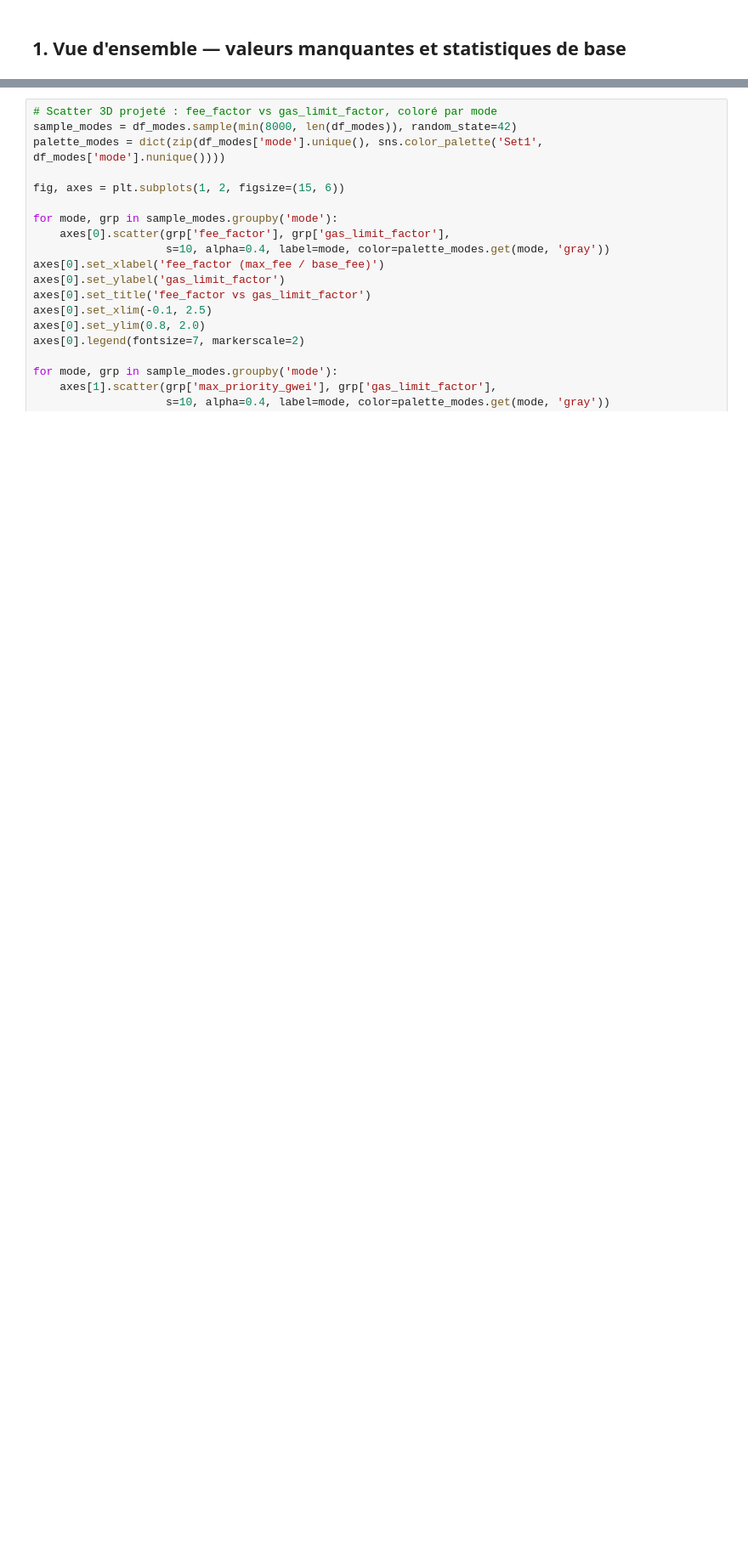
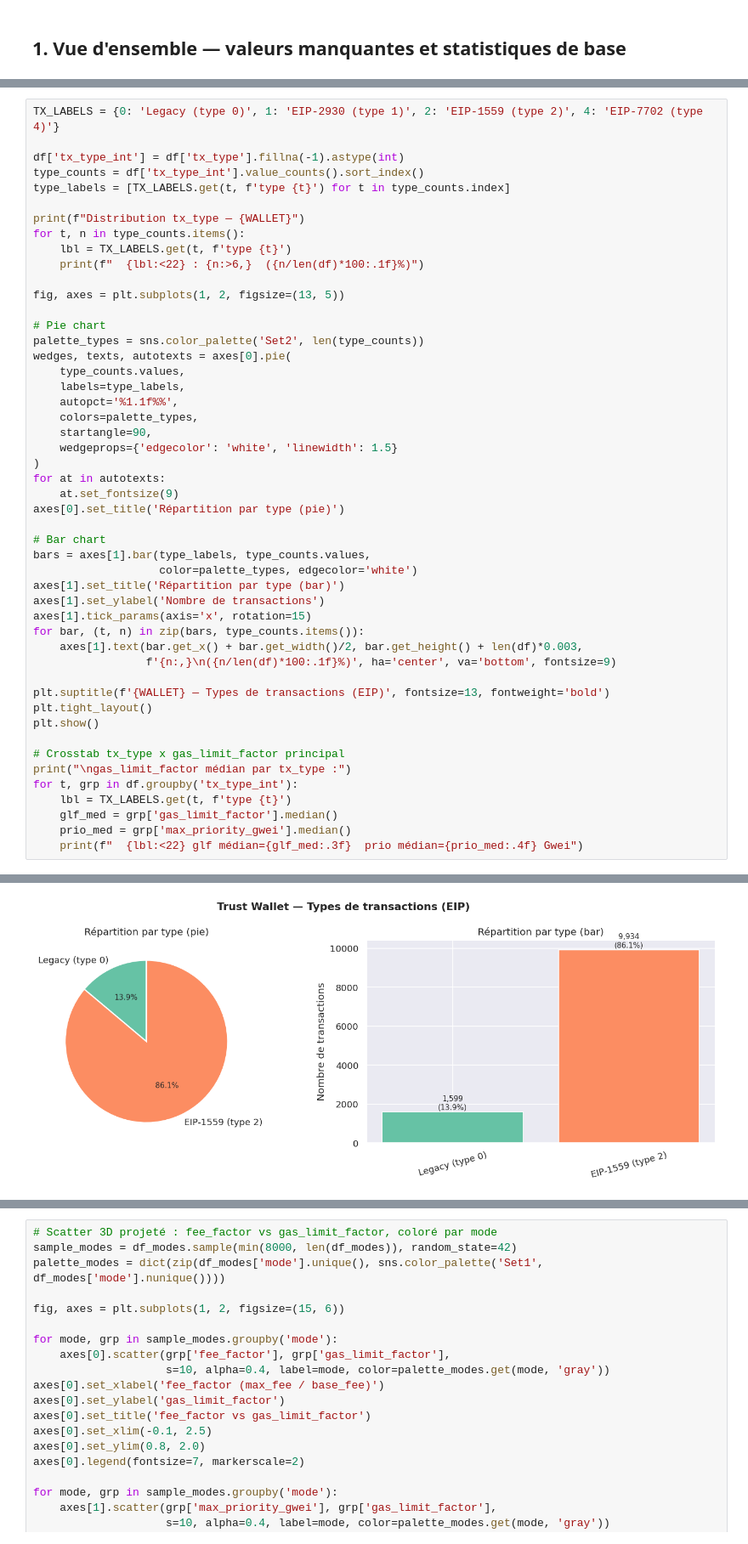
Before and after one commit to yaniswmr/wallet-fingerprint, a Jupyter notebook: analysis_trust_wallet.ipynb, the cells around one changed output, grey strips where cells are left out. Shown at 85% size. Drawn from its saved outputs; the diff is of its cells as text; blank space fills up the shorter version.

```diff
--- a/analysis_trust_wallet.ipynb
+++ b/analysis_trust_wallet.ipynb
@@ -88,0 +91,50 @@ plt.show()
+# %%
+TX_LABELS = {0: 'Legacy (type 0)', 1: 'EIP-2930 (type 1)', 2: 'EIP-1559 (type 2)', 4: 'EIP-7702 (type 4)'}
+
+df['tx_type_int'] = df['tx_type'].fillna(-1).astype(int)
+type_counts = df['tx_type_int'].value_counts().sort_index()
+type_labels = [TX_LABELS.get(t, f'type {t}') for t in type_counts.index]
+
+print(f"Distribution tx_type — {WALLET}")
+for t, n in type_counts.items():
+    lbl = TX_LABELS.get(t, f'type {t}')
+    print(f"  {lbl:<22} : {n:>6,}  ({n/len(df)*100:.1f}%)")
+
+fig, axes = plt.subplots(1, 2, figsize=(13, 5))
+
+# Pie chart
+palette_types = sns.color_palette('Set2', len(type_counts))
+wedges, texts, autotexts = axes[0].pie(
+    type_counts.values,
+    labels=type_labels,
+    autopct='%1.1f%%',
+    colors=palette_types,
+    startangle=90,
+    wedgeprops={'edgecolor': 'white', 'linewidth': 1.5}
+)
+for at in autotexts:
+    at.set_fontsize(9)
+axes[0].set_title('Répartition par type (pie)')
+
+# Bar chart
+bars = axes[1].bar(type_labels, type_counts.values,
+                   color=palette_types, edgecolor='white')
+axes[1].set_title('Répartition par type (bar)')
+axes[1].set_ylabel('Nombre de transactions')
+axes[1].tick_params(axis='x', rotation=15)
+for bar, (t, n) in zip(bars, type_counts.items()):
+    axes[1].text(bar.get_x() + bar.get_width()/2, bar.get_height() + len(df)*0.003,
+                 f'{n:,}\n({n/len(df)*100:.1f}%)', ha='center', va='bottom', fontsize=9)
+
+plt.suptitle(f'{WALLET} — Types de transactions (EIP)', fontsize=13, fontweight='bold')
+plt.tight_layout()
+plt.show()
+
+# Crosstab tx_type x gas_limit_factor principal
+print("\ngas_limit_factor médian par tx_type :")
+for t, grp in df.groupby('tx_type_int'):
+    lbl = TX_LABELS.get(t, f'type {t}')
+    glf_med = grp['gas_limit_factor'].median()
+    prio_med = grp['max_priority_gwei'].median()
+    print(f"  {lbl:<22} glf médian={glf_med:.3f}  prio médian={prio_med:.4f} Gwei")
+# %% [output]
@@ -88,0 +144 @@ plt.show()
+[figure, added]
```
Also changed, not shown: parts of 22 cells of this notebook, 1 other file.
